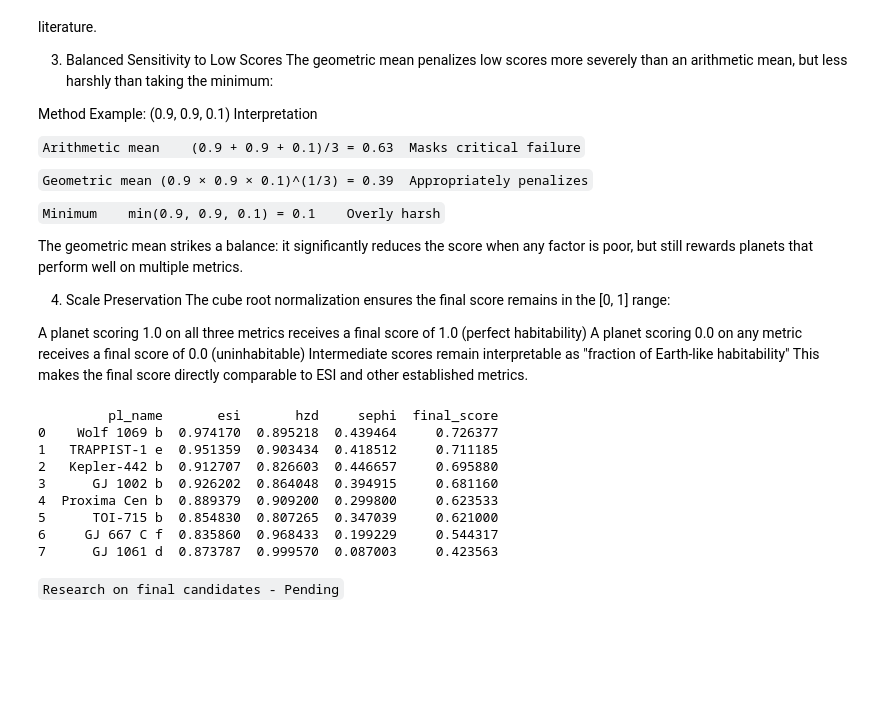
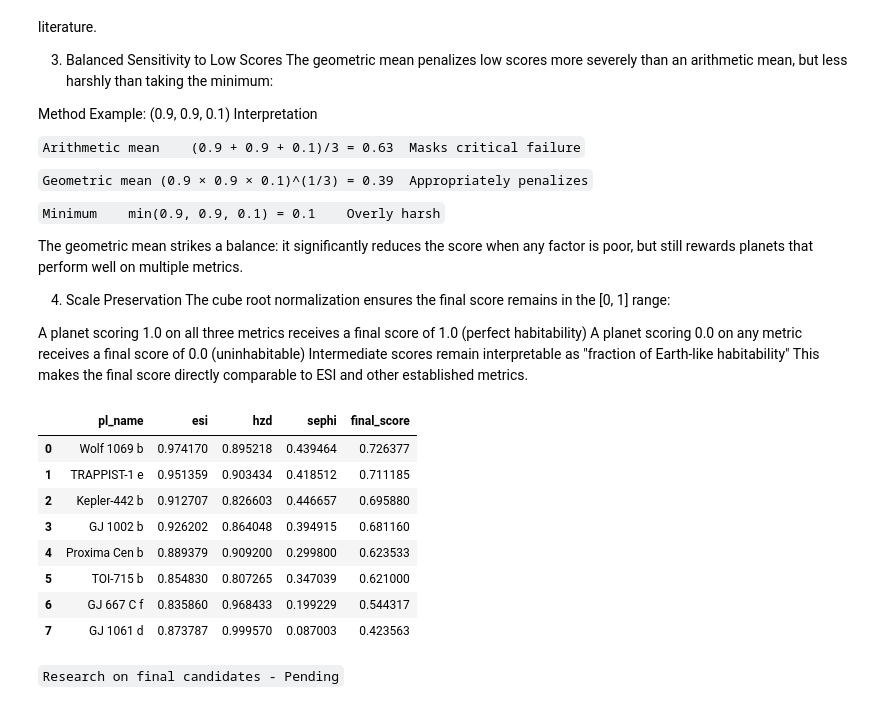
Before and after one commit to ShankarSrivathsa/exoplanet-habitability, a Jupyter notebook: notebook.ipynb, the cells around one changed output. Saved outputs shown, nothing was run; the diff lists cells and outputs as text; code cells hidden in the pictures; blank space fills up the shorter version.

```diff
--- a/notebook.ipynb
+++ b/notebook.ipynb
@@ -995,18 +995,18 @@ esi_hzd_df['final_score'] = score_vec(
 # %%
 final_list = esi_hzd_df[['pl_name', 'esi', 'hzd', 'sephi', 'final_score']]\
     .sort_values('final_score', ascending=False)\
     .reset_index(drop=True)
 
-print(final_list.head(15))
+final_list
 # %% [output]
-         pl_name       esi       hzd     sephi  final_score
-0    Wolf 1069 b  0.974170  0.895218  0.439464     0.726377
-1   TRAPPIST-1 e  0.951359  0.903434  0.418512     0.711185
-2   Kepler-442 b  0.912707  0.826603  0.446657     0.695880
-3      GJ 1002 b  0.926202  0.864048  0.394915     0.681160
-4  Proxima Cen b  0.889379  0.909200  0.299800     0.623533
-5      TOI-715 b  0.854830  0.807265  0.347039     0.621000
-6     GJ 667 C f  0.835860  0.968433  0.199229     0.544317
-7      GJ 1061 d  0.873787  0.999570  0.087003     0.423563
+|  | pl_name | esi | hzd | sephi | final_score |
+| 0 | Wolf 1069 b | 0.974170 | 0.895218 | 0.439464 | 0.726377 |
+| 1 | TRAPPIST-1 e | 0.951359 | 0.903434 | 0.418512 | 0.711185 |
+| 2 | Kepler-442 b | 0.912707 | 0.826603 | 0.446657 | 0.695880 |
+| 3 | GJ 1002 b | 0.926202 | 0.864048 | 0.394915 | 0.681160 |
+| 4 | Proxima Cen b | 0.889379 | 0.909200 | 0.299800 | 0.623533 |
+| 5 | TOI-715 b | 0.854830 | 0.807265 | 0.347039 | 0.621000 |
+| 6 | GJ 667 C f | 0.835860 | 0.968433 | 0.199229 | 0.544317 |
+| 7 | GJ 1061 d | 0.873787 | 0.999570 | 0.087003 | 0.423563 |
 # %% [markdown]
 `Research on final candidates - Pending`
```
